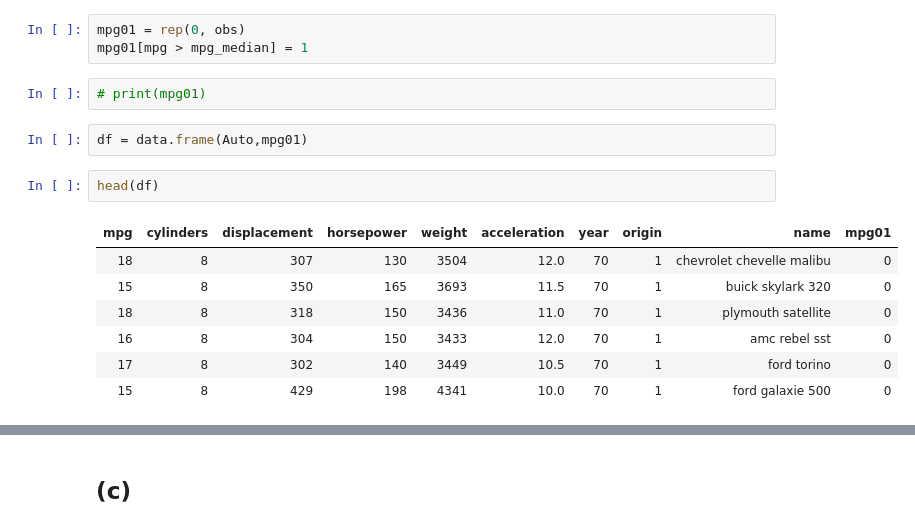
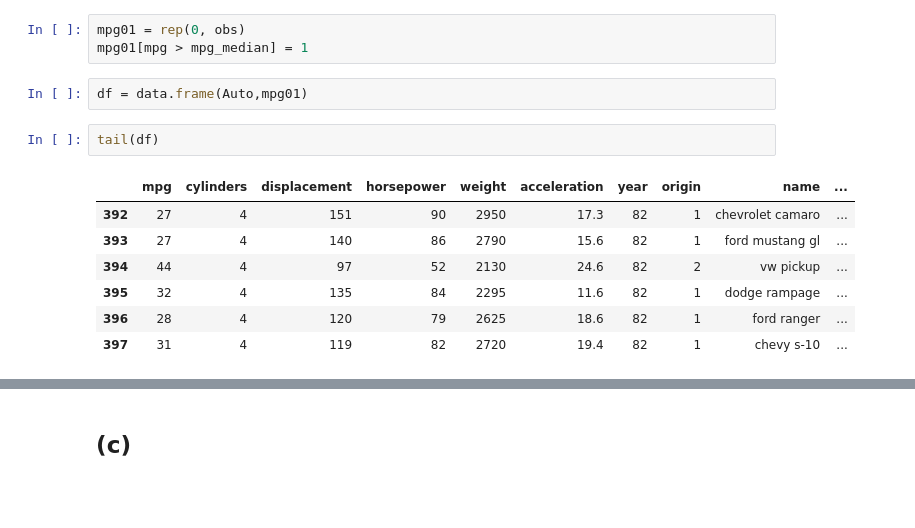
Before and after one commit to krohak/Statistical-Learning, a Jupyter notebook: A1/COMP3354 Statistical Learning - Assignment 1.ipynb, the cells around one changed output, grey strips where cells are left out. Saved outputs shown, nothing was run; the diff lists cells and outputs as text; blank space fills up the shorter version.

```diff
--- a/A1/COMP3354 Statistical Learning - Assignment 1.ipynb
+++ b/A1/COMP3354 Statistical Learning - Assignment 1.ipynb
@@ -290,17 +248,15 @@ obs = dim(Auto)[1]
 # %%
 mpg01 = rep(0, obs)
 mpg01[mpg > mpg_median] = 1
-# %%
-# print(mpg01)
 # %%
 df = data.frame(Auto,mpg01)
 # %%
-head(df)
+tail(df)
 # %% [output]
-| mpg | cylinders | displacement | horsepower | weight | acceleration | year | origin | name | mpg01 |
-| 18 | 8 | 307 | 130 | 3504 | 12.0 | 70 | 1 | chevrolet chevelle malibu | 0 |
-| 15 | 8 | 350 | 165 | 3693 | 11.5 | 70 | 1 | buick skylark 320 | 0 |
-| 18 | 8 | 318 | 150 | 3436 | 11.0 | 70 | 1 | plymouth satellite | 0 |
-| 16 | 8 | 304 | 150 | 3433 | 12.0 | 70 | 1 | amc rebel sst | 0 |
-| 17 | 8 | 302 | 140 | 3449 | 10.5 | 70 | 1 | ford torino | 0 |
-| 15 | 8 | 429 | 198 | 4341 | 10.0 | 70 | 1 | ford galaxie 500 | 0 |
+|  | mpg | cylinders | displacement | horsepower | weight | acceleration | year | origin | name | ... |
+| 392 | 27 | 4 | 151 | 90 | 2950 | 17.3 | 82 | 1 | chevrolet camaro | ... |
+| 393 | 27 | 4 | 140 | 86 | 2790 | 15.6 | 82 | 1 | ford mustang gl | ... |
+| 394 | 44 | 4 | 97 | 52 | 2130 | 24.6 | 82 | 2 | vw pickup | ... |
+| 395 | 32 | 4 | 135 | 84 | 2295 | 11.6 | 82 | 1 | dodge rampage | ... |
+| 396 | 28 | 4 | 120 | 79 | 2625 | 18.6 | 82 | 1 | ford ranger | ... |
+| 397 | 31 | 4 | 119 | 82 | 2720 | 19.4 | 82 | 1 | chevy s-10 | ... |
```
Also changed, not shown: parts of 92 cells of this notebook.
